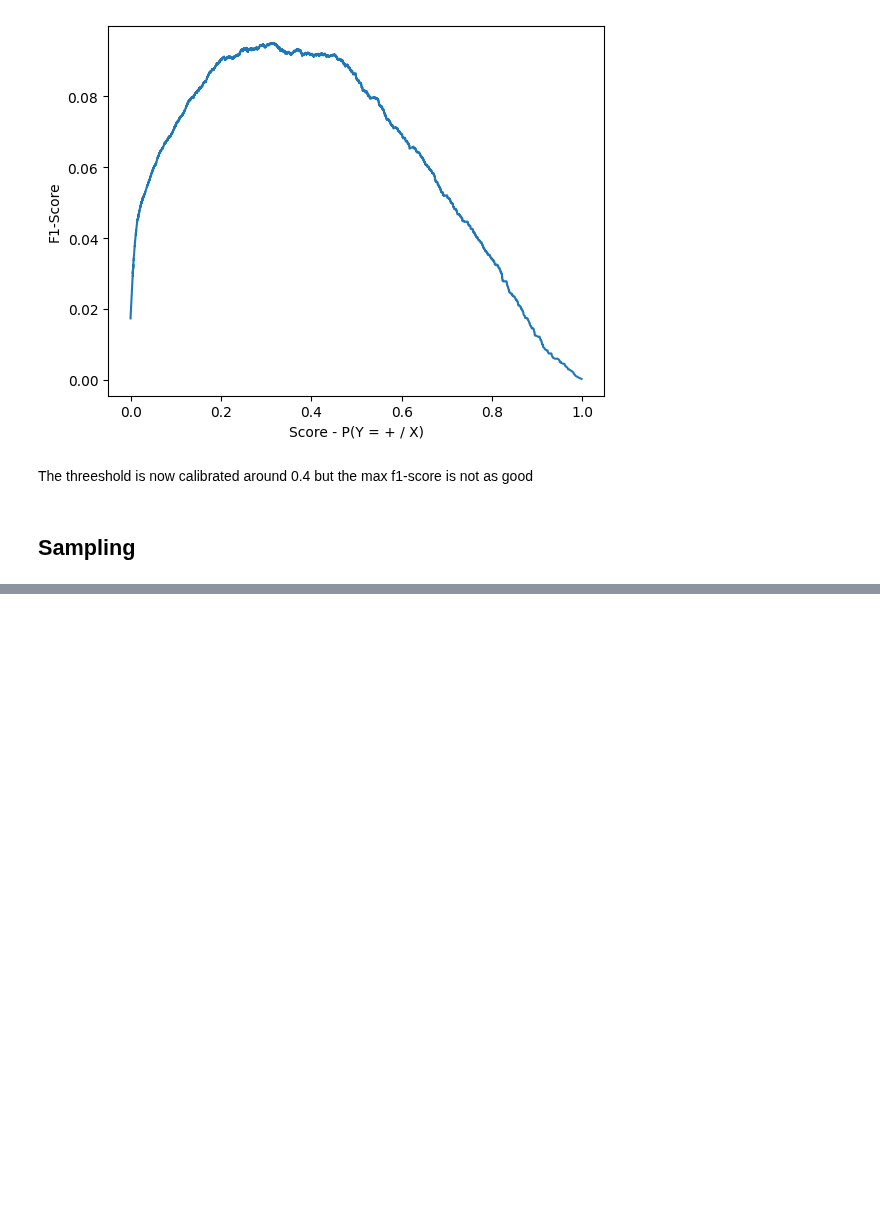
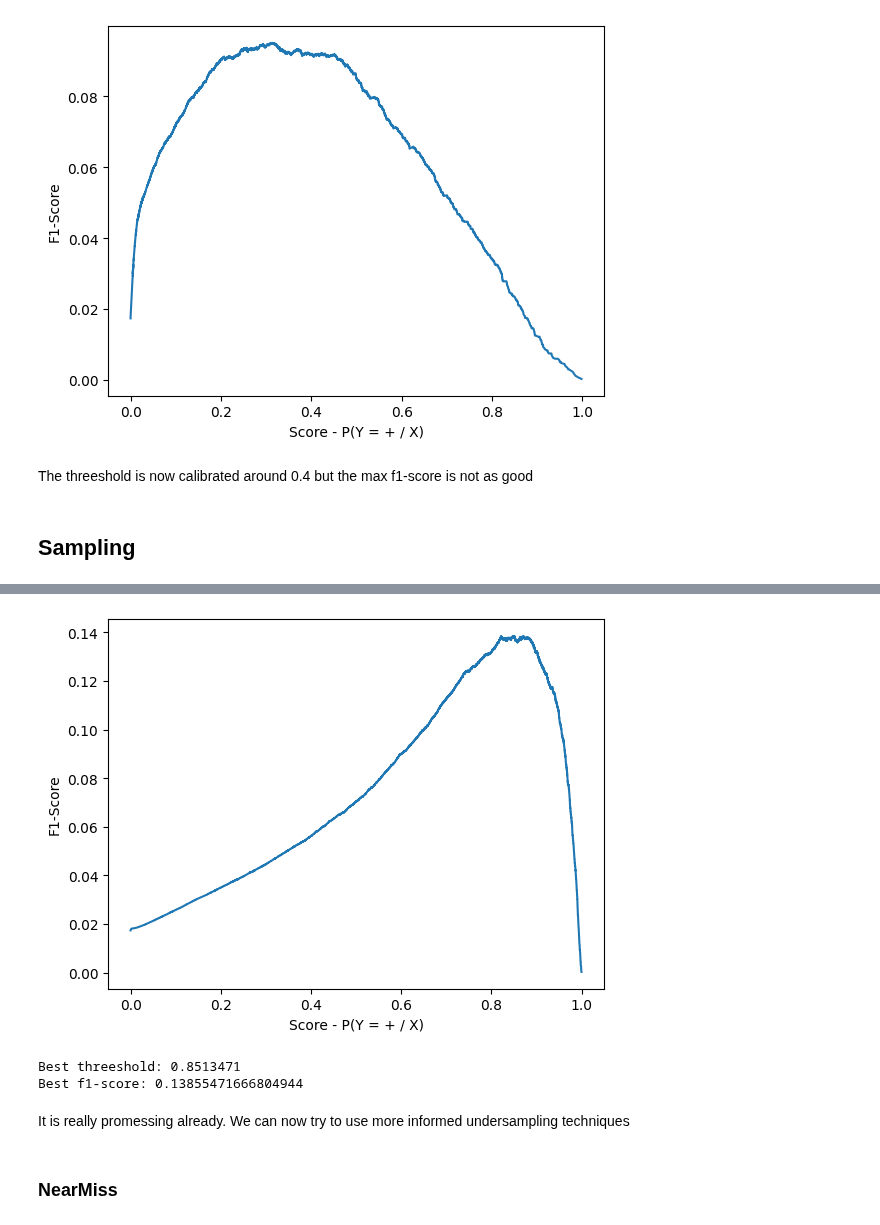
Before and after one commit to marinoo3/Bank-Imbalanced, a Jupyter notebook: notebooks/03_build.ipynb, the cells around one changed output, grey strips where cells are left out. Cells and saved outputs as stored; diff of their text form; code cells hidden in the pictures; blank space fills up the shorter version.

```diff
--- a/notebooks/03_build.ipynb
+++ b/notebooks/03_build.ipynb
@@ -491,0 +592,14 @@ The threeshold is now calibrated around 0.4 but the max f1-score is not as good
+# %%
+best_threeshold, best_score = score_threeshold(y_test, y_proba)
+# %% [output]
+[figure, added]
+# %%
+print('Best threeshold:', best_threeshold)
+print('Best f1-score:', best_score)
+# %% [output]
+Best threeshold: 0.8513471
+Best f1-score: 0.13855471666804944
+# %% [markdown]
+It is really promessing already. We can now try to use more informed undersampling techniques
+# %% [markdown]
+### NearMiss
```
Also changed, not shown: parts of 63 cells of this notebook, 4 other files.
